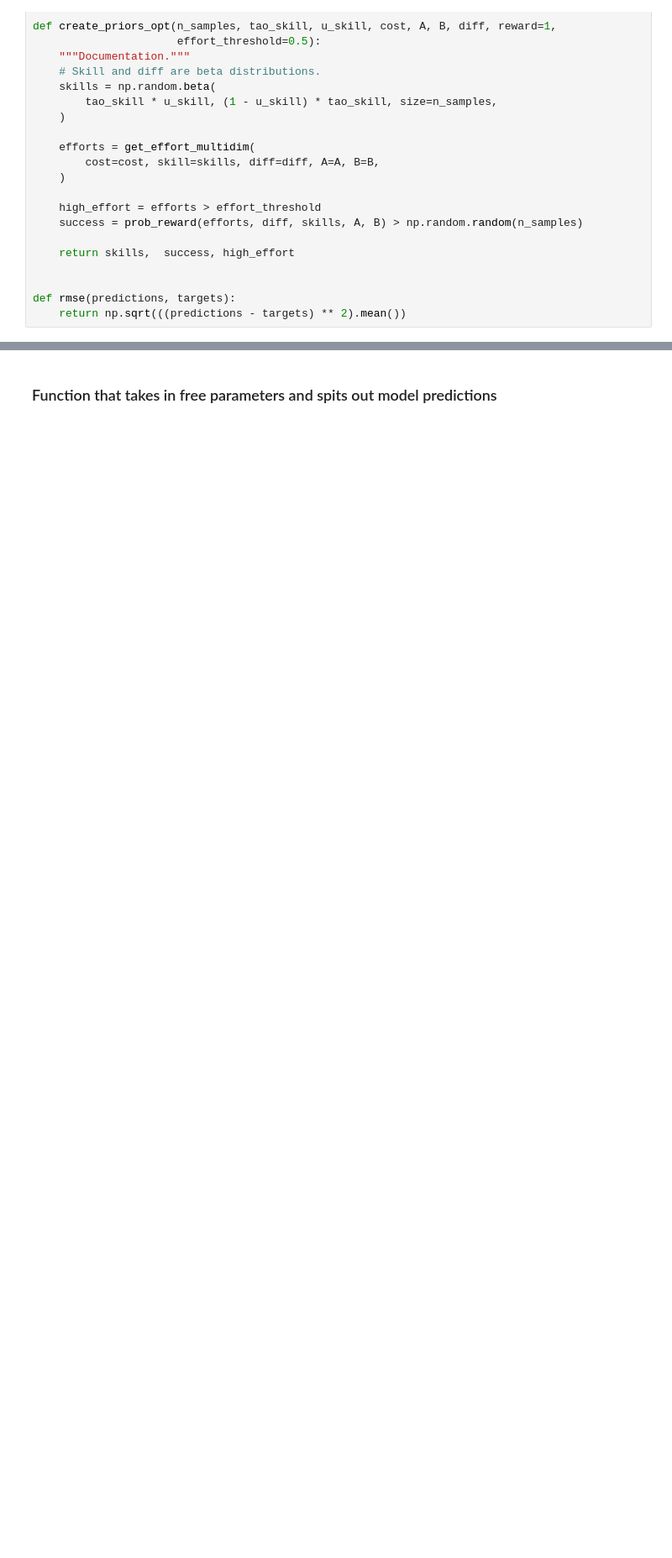
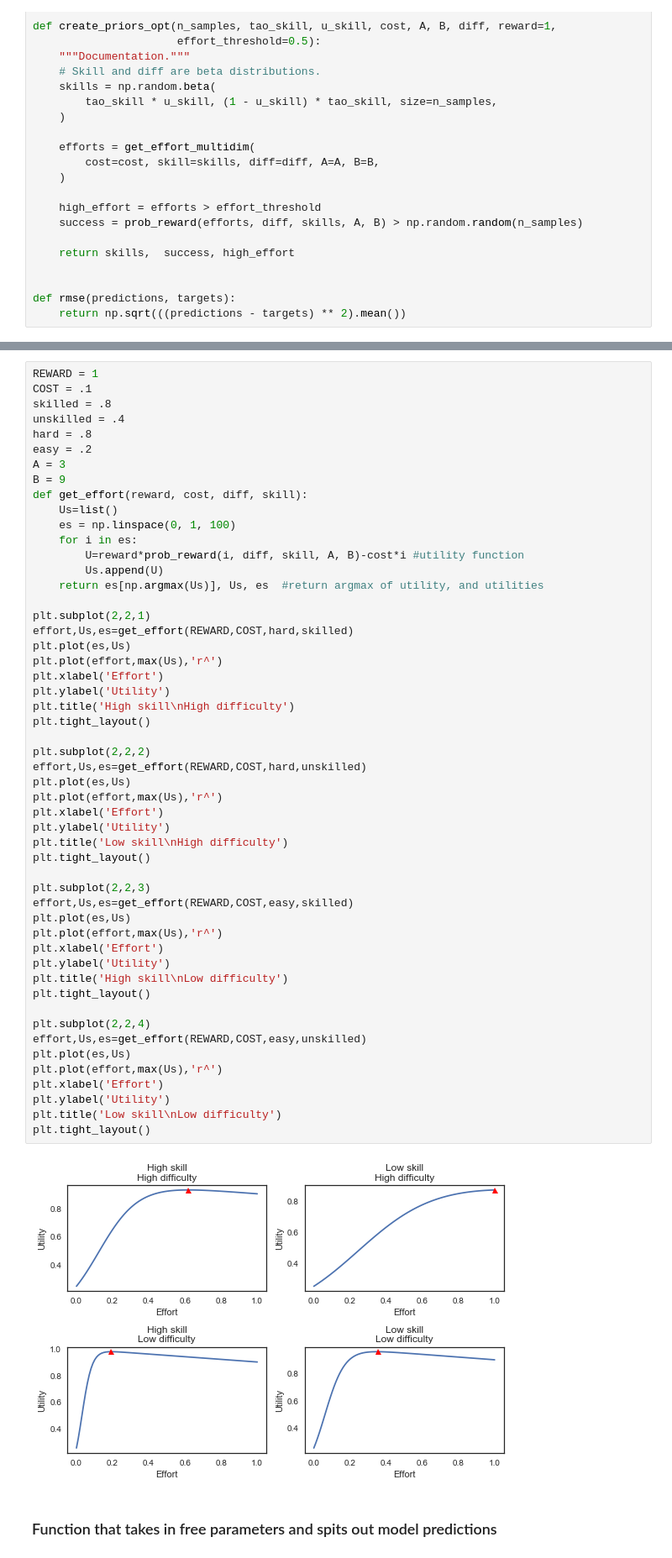
Before and after one commit to jlnrd/Effort, a Jupyter notebook: Effort_optimization_3_max_edit.ipynb, the cells around one changed output, grey strips where cells are left out. Shown at 84% size. Drawn from its saved outputs; the diff is of its cells as text; blank space fills up the shorter version.

```diff
--- a/Effort_optimization_3_max_edit.ipynb
+++ b/Effort_optimization_3_max_edit.ipynb
@@ -135,3 +137,57 @@ def rmse(predictions, targets):
+# %%
+REWARD = 1
+COST = .1
+skilled = .8
+unskilled = .4
+hard = .8
+easy = .2
+A = 3
+B = 9
+def get_effort(reward, cost, diff, skill):
+    Us=list()
+    es = np.linspace(0, 1, 100)
+    for i in es:
+        U=reward*prob_reward(i, diff, skill, A, B)-cost*i #utility function
+        Us.append(U)
+    return es[np.argmax(Us)], Us, es  #return argmax of utility, and utilities
+
+plt.subplot(2,2,1)
+effort,Us,es=get_effort(REWARD,COST,hard,skilled)
+plt.plot(es,Us)
+plt.plot(effort,max(Us),'r^')
+plt.xlabel('Effort')
+plt.ylabel('Utility')
+plt.title('High skill\nHigh difficulty')
+plt.tight_layout()
+
+plt.subplot(2,2,2)
+effort,Us,es=get_effort(REWARD,COST,hard,unskilled)
+plt.plot(es,Us)
+plt.plot(effort,max(Us),'r^')
+plt.xlabel('Effort')
+plt.ylabel('Utility')
+plt.title('Low skill\nHigh difficulty')
+plt.tight_layout()
+
+plt.subplot(2,2,3)
+effort,Us,es=get_effort(REWARD,COST,easy,skilled)
+plt.plot(es,Us)
+plt.plot(effort,max(Us),'r^')
+plt.xlabel('Effort')
+plt.ylabel('Utility')
+plt.title('High skill\nLow difficulty')
+plt.tight_layout()
+
+plt.subplot(2,2,4)
+effort,Us,es=get_effort(REWARD,COST,easy,unskilled)
+plt.plot(es,Us)
+plt.plot(effort,max(Us),'r^')
+plt.xlabel('Effort')
+plt.ylabel('Utility')
+plt.title('Low skill\nLow difficulty')
+plt.tight_layout()
+# %% [output]
+[figure, added]
 # %% [markdown]
 ### Function that takes in free parameters and spits out model predictions
 # %%
```
Also changed, not shown: parts of 3 cells of this notebook.
